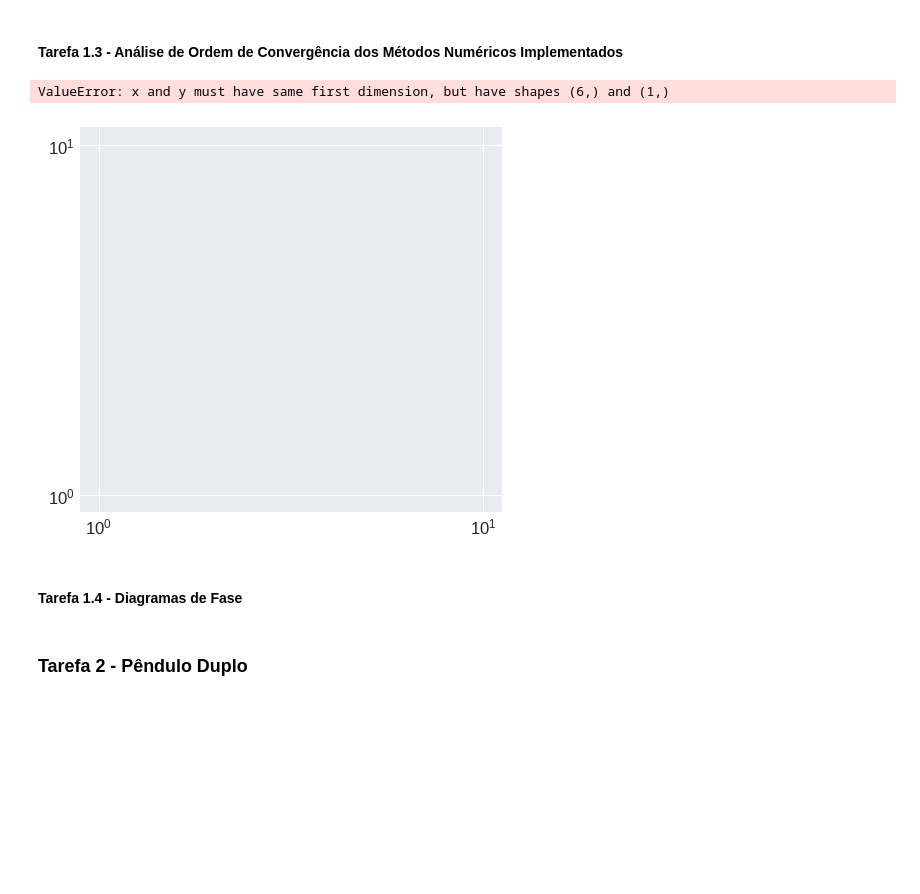
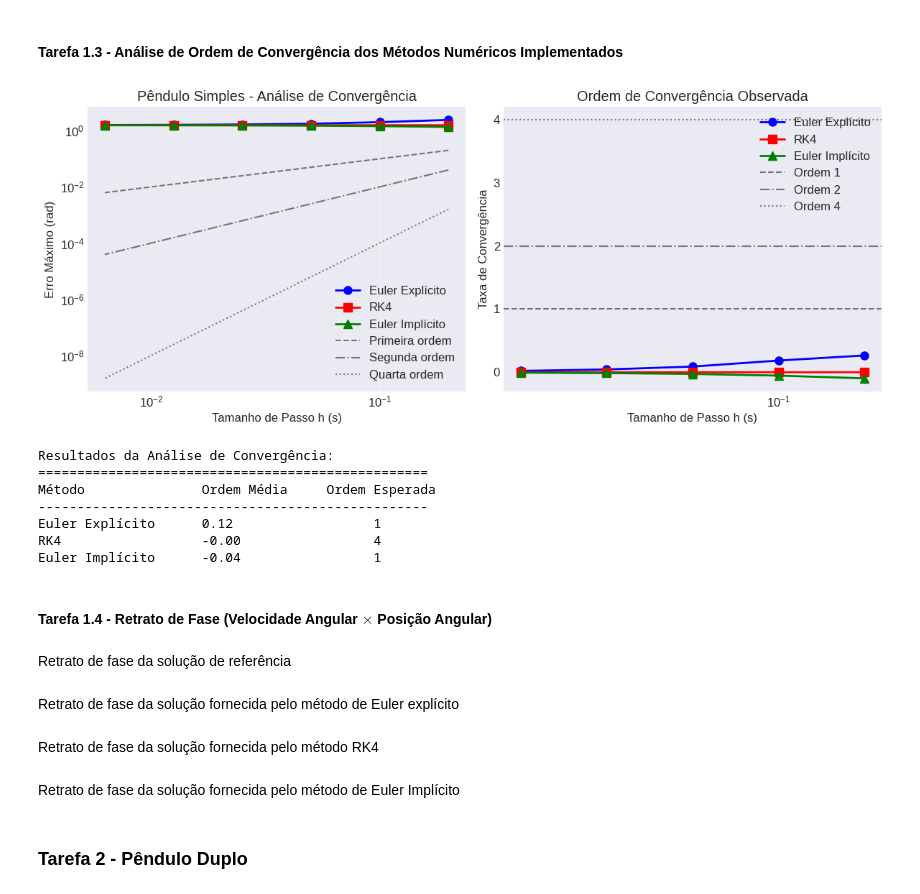
Before and after one commit to cody-setti/Trabalhos_MNED, a Jupyter notebook: T2/codigo/codigo-T2-MNED.ipynb, the cells around one changed output. Saved outputs shown, nothing was run; the diff lists cells and outputs as text; code cells hidden in the pictures; blank space fills up the shorter version.

```diff
--- a/T2/codigo/codigo-T2-MNED.ipynb
+++ b/T2/codigo/codigo-T2-MNED.ipynb
@@ -178,12 +176,14 @@ h = 0.01
 # %% [markdown]
 Evoluções temporais do pêndulo simples fornecidas pelos *solvers* `euler_explicit`, `rk4` e `euler_implicit`:
 # %%
-t_euler,    y_euler    = euler_explicit(pendulum_system, y0, t_span, h)
-t_rk4,      y_rk4      =            rk4(pendulum_system, y0, t_span, h)
-t_implicit, y_implicit = euler_implicit(pendulum_system, y0, t_span, h)
+u0 = np.array([q0, p0])
+
+t, u_euler    = euler_explicit(pendulum_system, u0, t_span, h)
+t, u_rk4      =            rk4(pendulum_system, u0, t_span, h)
+t, u_implicit = euler_implicit(pendulum_system, u0, t_span, h)
 
 # Resgatar solução de referência
-q_ref, p_ref = RefSolution(q0, t_euler)
+q_ref, p_ref = RefSolution(q0, t)
 # %% [markdown]
 Gráficos fornecidos por cada *solver*
 # %%
@@ -253,58 +255,72 @@ def empirical_convergence_order(method):
 # %%
-h_euler   , err_euler   , rates_euler    = empirical_convergence_order(euler_explicit)
-h_rk4     , err_rk4     , rates_rk4      = empirical_convergence_order(rk4)
-h_implicit, err_implicit, rates_implicit = empirical_convergence_order(euler_implicit)
+h_values, err_euler   , rates_euler    = empirical_convergence_order(euler_explicit)
+h_values, err_rk4     , rates_rk4      = empirical_convergence_order(rk4)
+h_values, err_implicit, rates_implicit = empirical_convergence_order(euler_implicit)
 # %%
-# Plot convergence
+# Plotar convergência dos métodos
 plt.figure(figsize=(12, 5))
 
-# Error vs step size
+# Erro vs Tamanho de Passo (Temporal)
 plt.subplot(1, 2, 1)
-plt.loglog(h_euler   , err_euler   , 'bo-', label='Euler Explícito', linewidth=2, markersize=8)
-plt.loglog(h_rk4     , err_rk4     , 'rs-', label='RK4'            , linewidth=2, markersize=8)
-plt.loglog(h_implicit, err_implicit, 'g^-', label='Euler Implícito', linewidth=2, markersize=8)
+plt.loglog(h_values, err_euler   , 'bo-', label='Euler Explícito', linewidth=2, markersize=8)
+plt.loglog(h_values, err_rk4     , 'rs-', label='RK4'            , linewidth=2, markersize=8)
+plt.loglog(h_values, err_implicit, 'g^-', label='Euler Implícito', linewidth=2, markersize=8)
 
-# Reference lines
-plt.loglog(h_euler, h_euler   , 'k--', alpha=0.5, label='Primeira ordem')
-plt.loglog(h_euler, h_euler**2, 'k-.', alpha=0.5, label='Segunda ordem')
-plt.loglog(h_euler, h_euler**4, 'k:' , alpha=0.5, label='Quarta ordem')
+# Linhas de referência
+plt.loglog(h_values, h_values   , 'k--', alpha=0.5, label='Primeira ordem')
+plt.loglog(h_values, h_values**2, 'k-.', alpha=0.5, label='Segunda ordem')
+plt.loglog(h_values, h_values**4, 'k:' , alpha=0.5, label='Quarta ordem')
 
-plt.xlabel('Tamanho de Passo h')
-plt.ylabel('Erro Máximo')
+plt.xlabel('Tamanho de Passo h (s)')
+plt.ylabel('Erro Máximo (rad)')
 plt.title('Pêndulo Simples - Análise de Convergência')
 plt.legend()
 plt.grid(True, alpha=0.3)
 
-# Convergence rates
+# Taxas de convergência
 plt.subplot(1, 2, 2)
-plt.plot(h_euler[:-1]   , rates_euler   , 'bo-', label='Euler Explícito', linewidth=2, markersize=8)
-plt.plot(h_rk4[:-1]     , rates_rk4     , 'rs-', label='RK4'            , linewidth=2, markersize=8)
-plt.plot(h_implicit[:-1], rates_implicit, 'g^-', label='Euler Implícito', linewidth=2, markersize=8)
+plt.plot(h_values[:-1], rates_euler   , 'bo-', label='Euler Explícito', linewidth=2, markersize=8)
+plt.plot(h_values[:-1], rates_rk4     , 'rs-', label='RK4'            , linewidth=2, markersize=8)
+plt.plot(h_values[:-1], rates_implicit, 'g^-', label='Euler Implícito', linewidth=2, markersize=8)
 plt.axhline(y=1, color='k', linestyle='--', alpha=0.5, label='Ordem 1')
 plt.axhline(y=2, color='k', linestyle='-.', alpha=0.5, label='Ordem 2')
 plt.axhline(y=4, color='k', linestyle=':' , alpha=0.5, label='Ordem 4')
-plt.xlabel('Tamanho de Passo h')
+plt.xlabel('Tamanho de Passo h (s)')
 plt.ylabel('Taxa de Convergência')
 plt.title('Ordem de Convergência Observada')
 plt.legend()
 plt.grid(True, alpha=0.3)
 plt.xscale('log')
 
 plt.tight_layout()
 plt.show()
 
-# Print convergence rates
+# Imprimir taxas de convergência
 print("Resultados da Análise de Convergência:")
 print("="*50)
-print(f"{'Método':<20} {'Ordem Média':<15} {'Ordem Esperaa':<15}")
+print(f"{'Método':<20} {'Ordem Média':<15} {'Ordem Esperada':<15}")
 print("-"*50)
-print(f"{'Euler Explícito':<20} {np.mean(rates_euler):.2f} {1}")
-print(f"{'RK4':<20} {np.mean(rates_rk4):.2f} {4}")
-print(f"{'Euler Implícito':<20} {np.mean(rates_implicit):.2f} {1}")
+print(f"{'Euler Explícito':<20} {np.mean(rates_euler):.2f}                  {1}")
+print(f"{'RK4':<20} {np.mean(rates_rk4):.2f}                 {4}")
+print(f"{'Euler Implícito':<20} {np.mean(rates_implicit):.2f}                 {1}")
 # %% [output]
+[figure, new version]
-ValueError: x and y must have same first dimension, but have shapes (6,) and (1,)
+Resultados da Análise de Convergência:
+==================================================
+Método               Ordem Média     Ordem Esperada
+--------------------------------------------------
+Euler Explícito      0.12                  1
+RK4                  -0.00                 4
+Euler Implícito      -0.04                 1
-[figure, old version]
 # %% [markdown]
-#### Tarefa 1.4 - Diagramas de Fase
+#### Tarefa 1.4 - Retrato de Fase (Velocidade Angular $\times$ Posição Angular)
+# %% [markdown]
+Retrato de fase da solução de referência
+# %% [markdown]
+Retrato de fase da solução fornecida pelo método de Euler explícito
+# %% [markdown]
+Retrato de fase da solução fornecida pelo método RK4
+# %% [markdown]
+Retrato de fase da solução fornecida pelo método de Euler Implícito
 # %% [markdown]
 ### Tarefa 2 - Pêndulo Duplo
```
Also changed, not shown: parts of 9 cells of this notebook.
